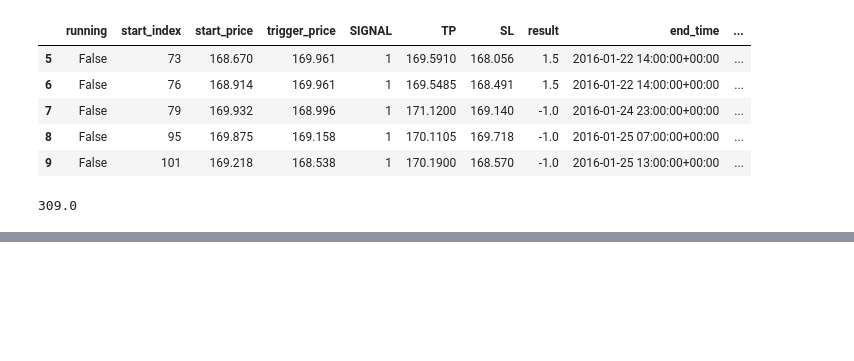
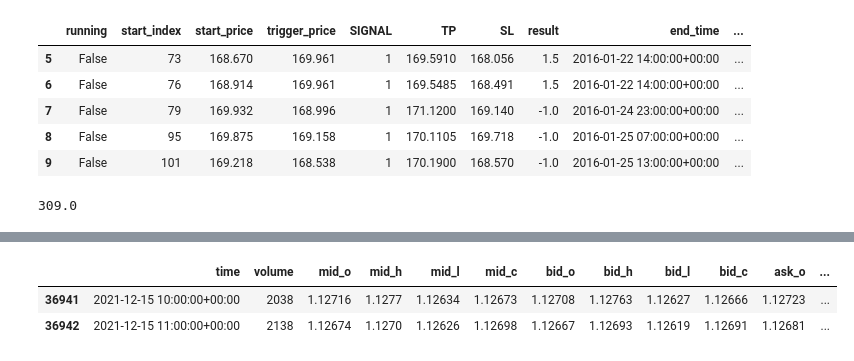
Before and after one commit to itsmarcotime/Forex_trading_system_in_Python, a Jupyter notebook: jupyter_notes/Guru_1_EMA200_RSI_Over50.ipynb, the cells around one changed output, grey strips where cells are left out. Drawn from its saved outputs; the diff is of its cells as text; code cells hidden in the pictures; blank space fills up the shorter version.

```diff
--- a/jupyter_notes/Guru_1_EMA200_RSI_Over50.ipynb
+++ b/jupyter_notes/Guru_1_EMA200_RSI_Over50.ipynb
@@ -208,0 +247,6 @@ df_results.sort_values(by="start_index", inplace=True)
+# %%
+df_raw_s
+# %% [output]
+|  | time | volume | mid_o | mid_h | mid_l | mid_c | bid_o | bid_h | bid_l | bid_c | ask_o | ... |
+| 36941 | 2021-12-15 10:00:00+00:00 | 2038 | 1.12716 | 1.1277 | 1.12634 | 1.12673 | 1.12708 | 1.12763 | 1.12627 | 1.12666 | 1.12723 | ... |
+| 36942 | 2021-12-15 11:00:00+00:00 | 2138 | 1.12674 | 1.1270 | 1.12626 | 1.12698 | 1.12667 | 1.12693 | 1.12619 | 1.12691 | 1.12681 | ... |
```
Also changed, not shown: parts of 7 cells of this notebook.
